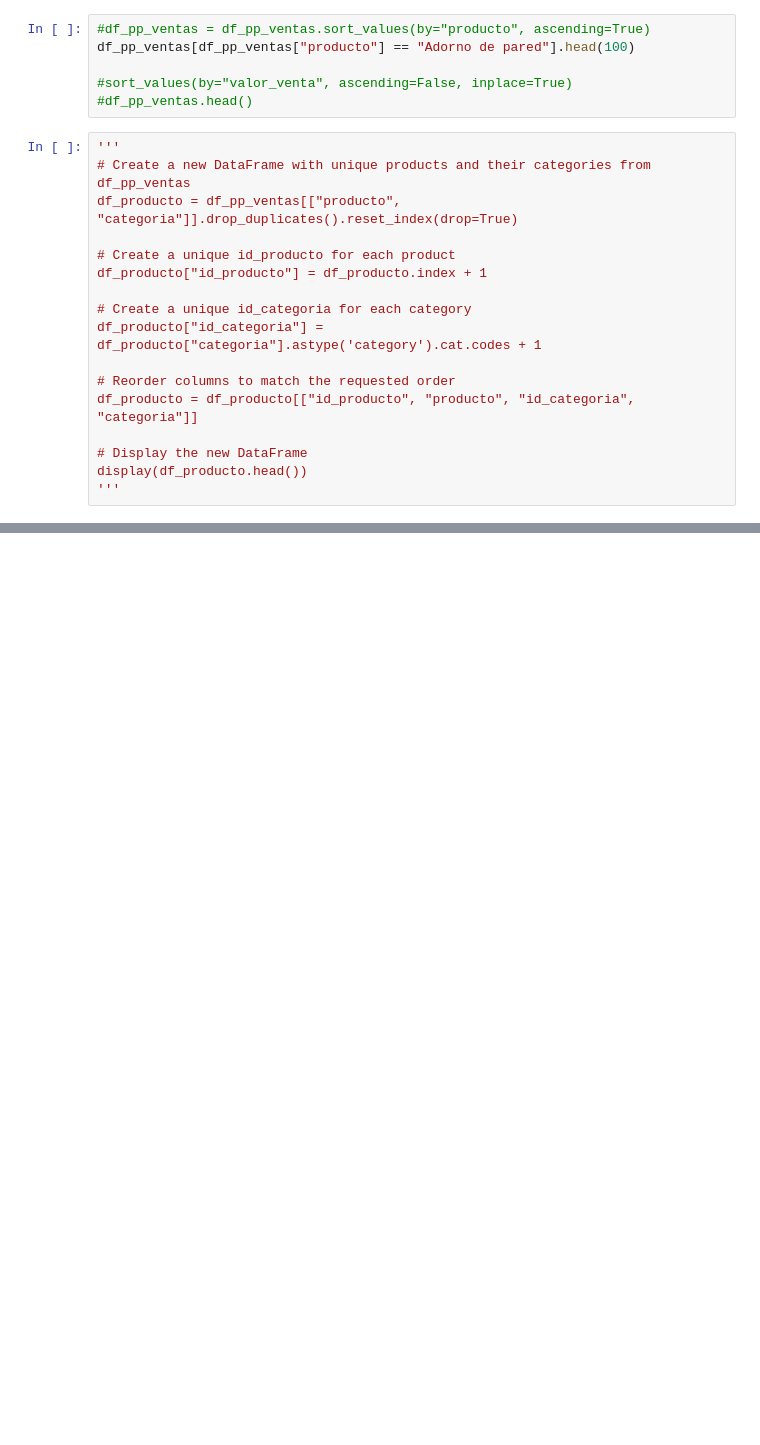
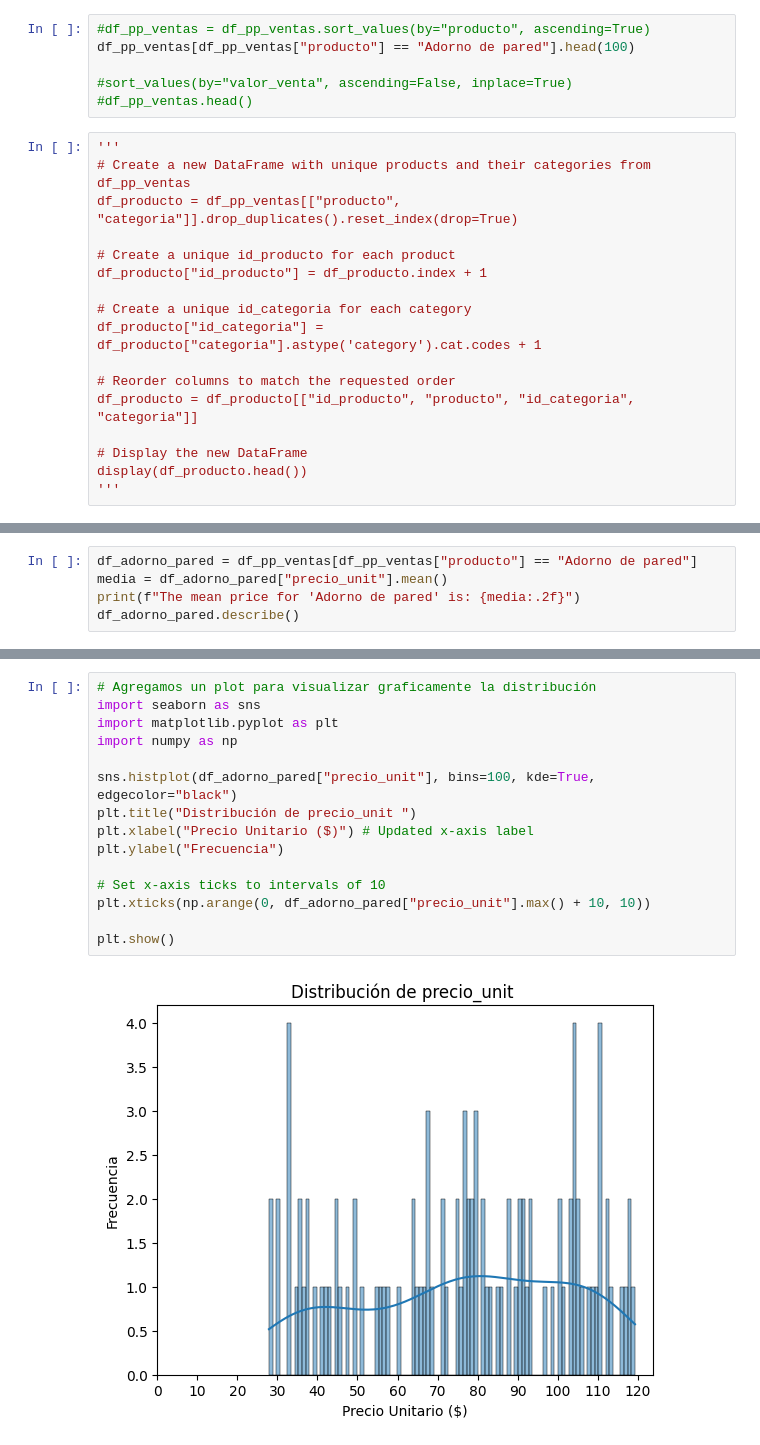
Before and after one commit to alex-degarate/TT-2C2025-Data-Analitycs-Notebooks, a Jupyter notebook: PreEntrega/PE-alex-15O.ipynb, the cells around one changed output, grey strips where cells are left out. Saved outputs shown, nothing was run; the diff lists cells and outputs as text; blank space fills up the shorter version.

```diff
--- a/PreEntrega/PE-alex-15O.ipynb
+++ b/PreEntrega/PE-alex-15O.ipynb
@@ -952,0 +964,5 @@ dtype: int64
+# %%
+df_adorno_pared = df_pp_ventas[df_pp_ventas["producto"] == "Adorno de pared"]
+media = df_adorno_pared["precio_unit"].mean()
+print(f"The mean price for 'Adorno de pared' is: {media:.2f}")
+df_adorno_pared.describe()
@@ -952,0 +980,17 @@ dtype: int64
+# %%
+# Agregamos un plot para visualizar graficamente la distribución
+import seaborn as sns
+import matplotlib.pyplot as plt
+import numpy as np
+
+sns.histplot(df_adorno_pared["precio_unit"], bins=100, kde=True, edgecolor="black")
+plt.title("Distribución de precio_unit ")
+plt.xlabel("Precio Unitario ($)") # Updated x-axis label
+plt.ylabel("Frecuencia")
+
+# Set x-axis ticks to intervals of 10
+plt.xticks(np.arange(0, df_adorno_pared["precio_unit"].max() + 10, 10))
+
+plt.show()
+# %% [output]
+[figure, added]
```
Also changed, not shown: parts of 5 cells of this notebook.
